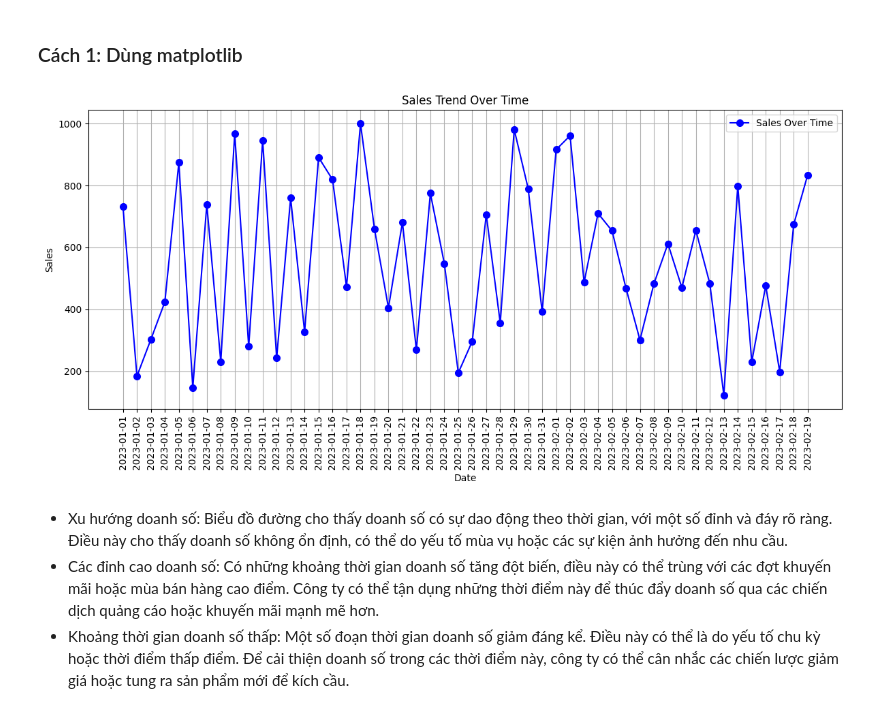
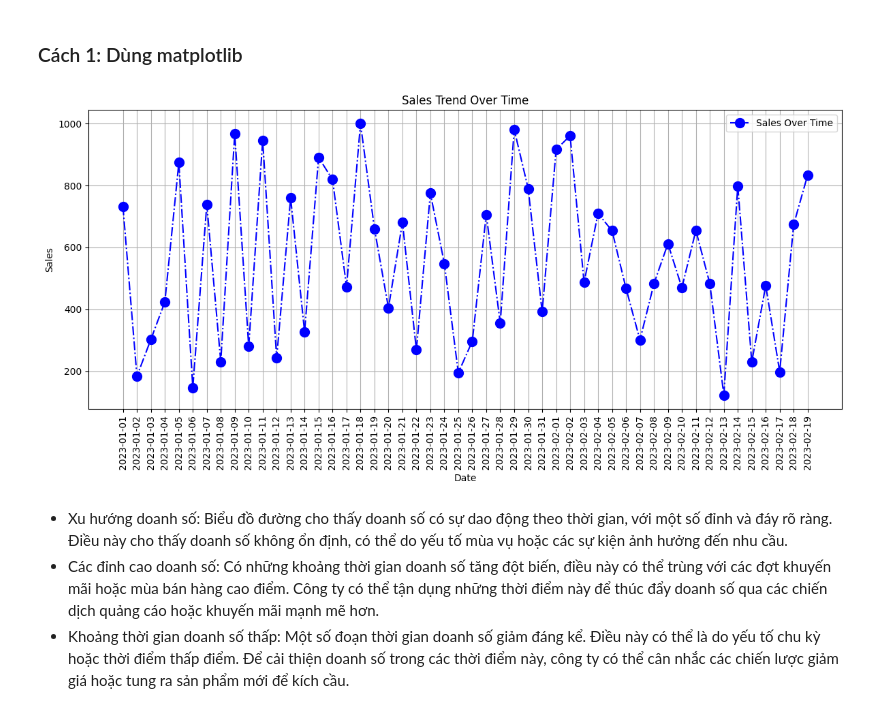
Before and after one commit to thanhthao2004/Tranning-Python-Lesson4, a Jupyter notebook: LyThuyetCungCo.ipynb, the cells around one changed output. Drawn from its saved outputs; the diff is of its cells as text; code cells hidden in the pictures.

```diff
--- a/LyThuyet.ipynb
+++ b/LyThuyetCungCo.ipynb
@@ -37,21 +60,21 @@ df.head()
 # %%
 # Vẽ biểu đồ Line Chart
 plt.figure(figsize=(12, 6))  # Kích thước biểu đồ
-plt.plot(df['Date'], df['Sales'], color='blue', linestyle='-', marker='o', markersize=7,
+plt.plot(df['Date'], df['Sales'], color='blue', linestyle='-.', marker='o', markersize=10,
          linewidth=1.5, label="Sales Over Time")
 
 # Tiêu đề và nhãn trục
 plt.title("Sales Trend Over Time")
 plt.xlabel("Date")
 plt.ylabel("Sales")
 plt.xticks(rotation=90)  # Xoay nhãn trục x để dễ đọc hơn
 plt.grid(True)  # Hiển thị lưới
 plt.legend()  # Hiển thị chú thích cho đường
 plt.tight_layout()  # Đảm bảo mọi thứ không bị cắt khi hiển thị
 #  Hiển thị biểu đồ
 plt.show()
 # %% [output]
-[figure, old version]
+[figure, new version]
 # %% [markdown]
 - Xu hướng doanh số: Biểu đồ đường cho thấy doanh số có sự dao động theo thời gian, với một số đỉnh và đáy rõ ràng. Điều này cho thấy doanh số không ổn định, có thể do yếu tố mùa vụ hoặc các sự kiện ảnh hưởng đến nhu cầu.
 - Các đỉnh cao doanh số: Có những khoảng thời gian doanh số tăng đột biến, điều này có thể trùng với các đợt khuyến mãi hoặc mùa bán hàng cao điểm. Công ty có thể tận dụng những thời điểm này để thúc đẩy doanh số qua các chiến dịch quảng cáo hoặc khuyến mãi mạnh mẽ hơn.
```
Also changed, not shown: parts of 7 cells of this notebook, 7 other files.
